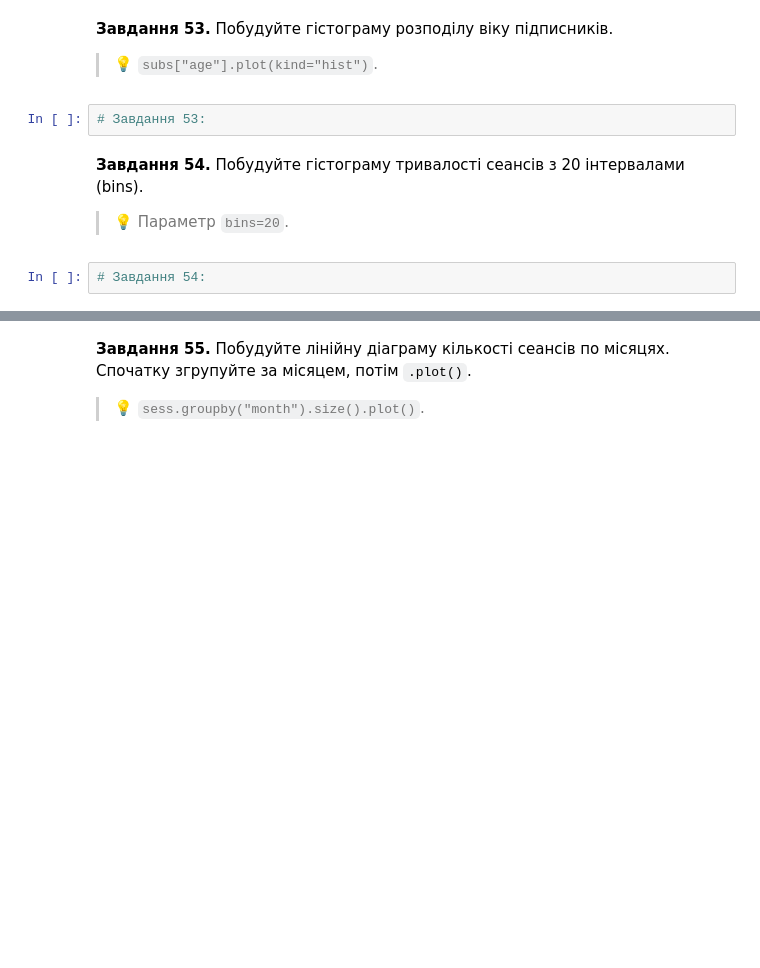
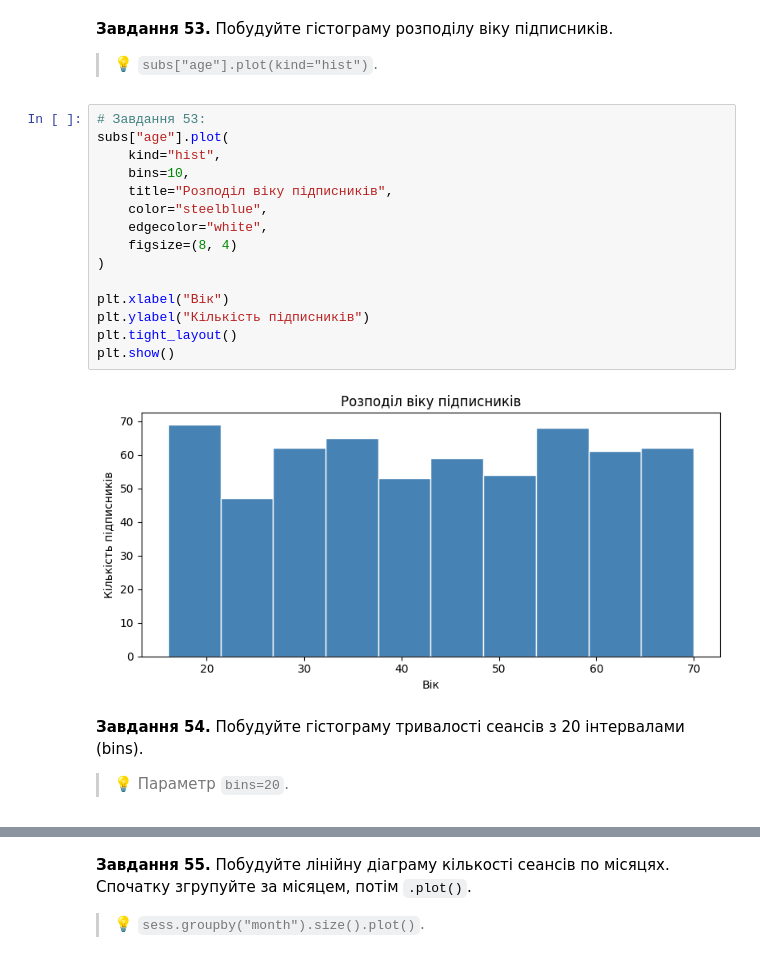
Before and after one commit to VikiTarasova/DTA_2026, a Jupyter notebook: Homework/pandas_viz_practice.ipynb, the cells around one changed output, grey strips where cells are left out. Cells and saved outputs as stored; diff of their text form; blank space fills up the shorter version.

```diff
--- a/Homework/pandas_viz_practice.ipynb
+++ b/Homework/pandas_viz_practice.ipynb
@@ -557,11 +1208,24 @@ pandas вміє будувати швидкі графіки прямо з да
 **Завдання 53.** Побудуйте гістограму розподілу віку підписників.
 
 > 💡 `subs["age"].plot(kind="hist")`.
-# %%
-# Завдання 53:
+# %%
+# Завдання 53:
+subs["age"].plot(
+    kind="hist",
+    bins=10,
+    title="Розподіл віку підписників",
+    color="steelblue",
+    edgecolor="white",
+    figsize=(8, 4)
+)
+
+plt.xlabel("Вік")
+plt.ylabel("Кількість підписників")
+plt.tight_layout()
+plt.show()
+# %% [output]
+[figure, added]
 # %% [markdown]
 **Завдання 54.** Побудуйте гістограму тривалості сеансів з 20 інтервалами (bins).
 
 > 💡 Параметр `bins=20`.
-# %%
-# Завдання 54:
```
Also changed, not shown: parts of 102 cells of this notebook.
